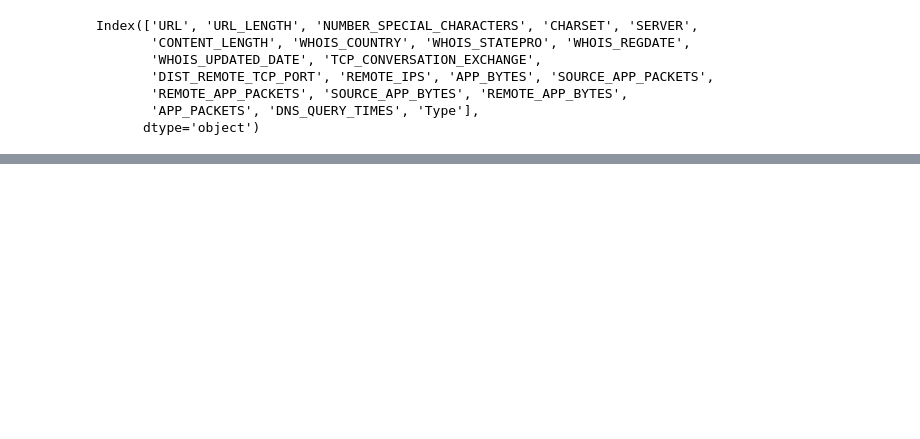
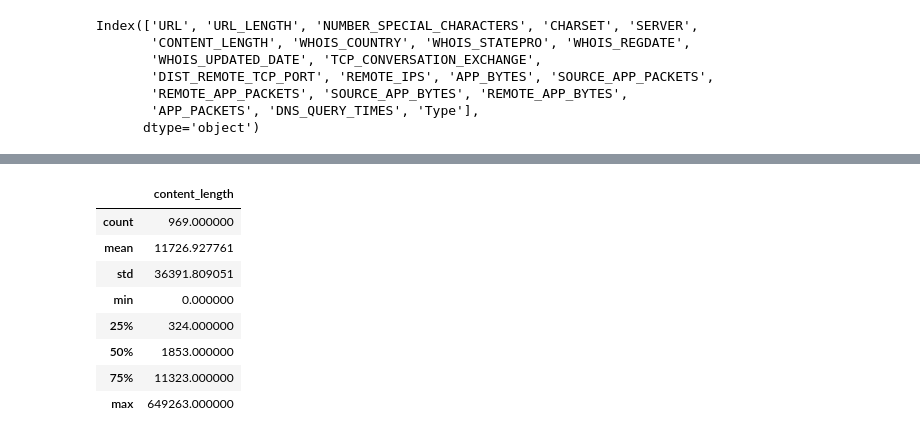
Before and after one commit to chrisheimbuch/malicious-websites-research-report, a Jupyter notebook: source/malicious_or_benign_websites_eda.ipynb, the cells around one changed output, grey strips where cells are left out. Drawn from its saved outputs; the diff is of its cells as text; code cells hidden in the pictures; blank space fills up the shorter version.

```diff
--- a/source/malicious_or_benign_websites_eda.ipynb
+++ b/source/malicious_or_benign_websites_eda.ipynb
@@ -41,0 +219,8 @@ Index(['URL', 'URL_LENGTH', 'NUMBER_SPECIAL_CHARACTERS', 'CHARSET', 'SERVER',
+# %%
+#Clean up the 'charset' column: replace the dashes with spaces and make it Title case
+# df_copy['server'] = df_copy['server'].str.replace('-', ' ')
+df_copy['server'] = df_copy['server'].str.lower()
+# %%
+df_copy['standardized_server'] = df_copy['server'].apply(standardize_server)
+
+print(df_copy[['server', 'standardized_server']])
@@ -41,0 +262,5 @@ Index(['URL', 'URL_LENGTH', 'NUMBER_SPECIAL_CHARACTERS', 'CHARSET', 'SERVER',
+# %%
+#Grouping values with the least count into one bin "Other" to reduce number of unique values
+series = pd.value_counts(df_copy.server)
+mask = (series/series.sum() * 100).lt(1)
+df_copy['server'] = np.where(df_copy['server'].isin(series[mask].index),'other',df_copy['server'])
@@ -41,0 +274,18 @@ Index(['URL', 'URL_LENGTH', 'NUMBER_SPECIAL_CHARACTERS', 'CHARSET', 'SERVER',
+# %%
+ # Further bucketing and cleaning up the server column.
+
+def standardize_server(server_string):
+    if 'apache' in server_string:
+        return 'apache'
+    if 'nginx' in server_string:
+        return 'nginx'
+    if 'microsoft' in server_string:
+        return 'microsoft-IIS'
+
+    return server_string
+
+
+df_copy['standardized_server'] = df_copy['server'].apply(standardize_server)
+df_copy['standardized_server'] = df_copy['standardized_server'].str.replace('-', ' ')
+
+print(df_copy[['server', 'standardized_server']])
@@ -41,0 +335,14 @@ Index(['URL', 'URL_LENGTH', 'NUMBER_SPECIAL_CHARACTERS', 'CHARSET', 'SERVER',
+# %%
+#Content length has the most null values and has a very large spread. Filling with the mean could work but then it would heavily skew the column since a given website may not exactly have 11726 like the mean.
+#The median may also not work well since its 1853, and imputing with KNN may not work well. Instead, I will interpolate the data so it is more linear and equally spaced, to make it more realistic as not every website is equal.
+df_copy[['content_length']].describe()
+# %% [output]
+|  | content_length |
+| count | 969.000000 |
+| mean | 11726.927761 |
+| std | 36391.809051 |
+| min | 0.000000 |
+| 25% | 324.000000 |
+| 50% | 1853.000000 |
+| 75% | 11323.000000 |
+| max | 649263.000000 |
```
Also changed, not shown: parts of 48 cells of this notebook.
